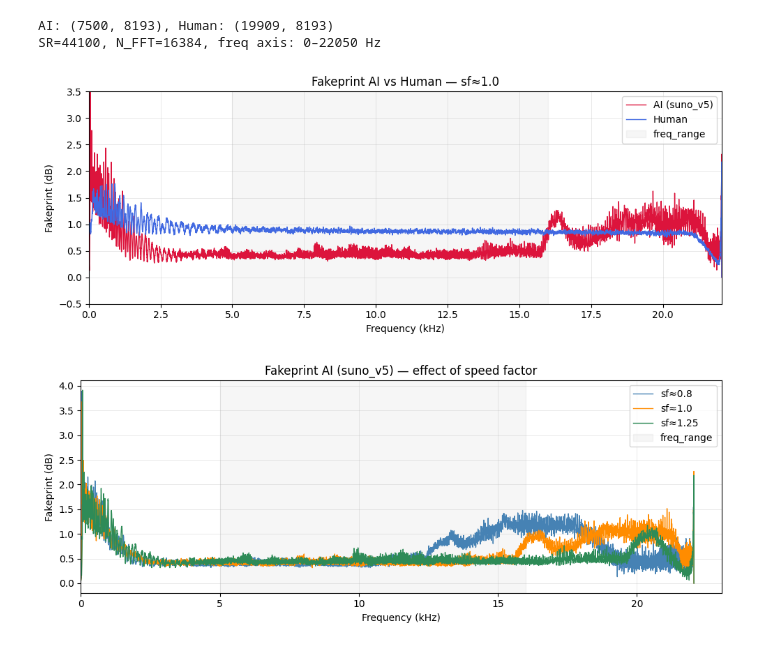
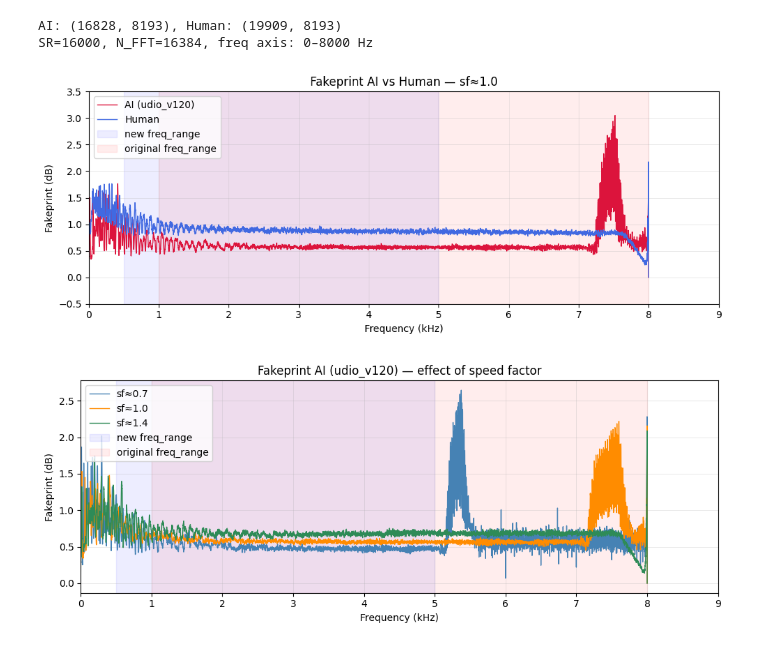
Before and after one commit to thomas0barand/robust-deepfake-detector, a Jupyter notebook: research/notebooks/visualize_fp.ipynb, the cells around one changed output. Saved outputs shown, nothing was run; the diff lists cells and outputs as text; code cells hidden in the pictures.

```diff
--- a/research/notebooks/visualize_fp.ipynb
+++ b/research/notebooks/visualize_fp.ipynb
@@ -4,7 +4,7 @@ import numpy as np
 import matplotlib.pyplot as plt
 
 DATA_ROOT = "../../data/sonics/attack/train"   # relatif au notebook
-AI_MODEL  = "suno_v5"
+AI_MODEL  = "udio_v120"
 
 # Charge tous les npz AI + human
 def load_npz_dir(path):
@@ -23,7 +23,7 @@ human_fp, human_sf = load_npz_dir(f"{DATA_ROOT}/human")
 # Load metadata from first file
 d0 = np.load(sorted(glob.glob(f"{DATA_ROOT}/{AI_MODEL}/*.npz"))[0])
 SR, N_FFT = int(d0["sampling_rate"]), int(d0["n_fft"])
-FREQ_RANGE = [5000, 16000]
+FREQ_RANGE = [500, 5000]
 
 # Linear freq axis: 0 → SR/2 in N_FFT//2+1 bins
 freqs = np.linspace(0, SR / 2, N_FFT // 2 + 1)  # Hz
@@ -31,8 +31,8 @@ freqs = np.linspace(0, SR / 2, N_FFT // 2 + 1)  # Hz
 print(f"AI: {ai_fp.shape}, Human: {human_fp.shape}")
 print(f"SR={SR}, N_FFT={N_FFT}, freq axis: {freqs[0]:.0f}–{freqs[-1]:.0f} Hz")
 # %% [output]
-AI: (7500, 8193), Human: (19909, 8193)
-SR=44100, N_FFT=16384, freq axis: 0–22050 Hz
+AI: (16828, 8193), Human: (19909, 8193)
+SR=16000, N_FFT=16384, freq axis: 0–8000 Hz
 # %%
 def mean_fp_near_sf(fp, sf, target, tol=0.02):
     mask = np.abs(sf - target) < tol
@@ -44,32 +44,44 @@ for fps, sfs, label, c in [(ai_fp, ai_sf, f"AI ({AI_MODEL})", "crimson"), (human
     avg = mean_fp_near_sf(fps, sfs, target=1.0)
     ax.plot(freqs / 1000, avg, lw=1.0, label=label, color=c)
 
-ax.axvspan(FREQ_RANGE[0]/1000, FREQ_RANGE[1]/1000, alpha=0.07, color="gray", label="freq_range")
+
+ax.axvspan(FREQ_RANGE[0]/1000, FREQ_RANGE[1]/1000, alpha=0.07, color="blue", label="new freq_range")
+ax.axvspan(1, 8, alpha=0.07, color="red", label="original freq_range")
 ax.set_xlabel("Frequency (kHz)")
 ax.set_ylabel("Fakeprint (dB)")
-ax.set_xlim(0, SR / 2 / 1000)
+ax.set_xlim(0, SR / 2 / 1000 + 1)
 ax.set_ylim(-0.5, 3.5)
 ax.set_title("Fakeprint AI vs Human — sf≈1.0")
-ax.legend(); ax.grid(True, lw=0.4, alpha=0.5)
-plt.tight_layout(); plt.show()
+ax.legend()
+ax.grid(True, lw=0.4, alpha=0.5)
+plt.tight_layout()
+
+# Save *before* plt.show(), to prevent saving a blank figure
+plt.savefig(f"../../outputs/fakeprints/{AI_MODEL}.png", dpi=300)
+plt.show()
 # %% [output]
-[figure, old version]
+[figure, new version]
 # %%
-targets = [0.8, 1.0, 1.25]
+targets = [0.7, 1.0, 1.4]
 colors  = ["steelblue", "darkorange", "seagreen"]
 
 fig, ax = plt.subplots(figsize=(10, 4))
 
 for sf_t, c in zip(targets, colors):
     avg = mean_fp_near_sf(ai_fp, ai_sf, target=sf_t, tol=0.03)
     ax.plot(freqs / 1000, avg, lw=1.0, label=f"sf≈{sf_t}", color=c)
 
-ax.axvspan(FREQ_RANGE[0]/1000, FREQ_RANGE[1]/1000, alpha=0.07, color="gray", label="freq_range")
+# Show both the "new" and "original" freq ranges as in the earlier cell
+ax.axvspan(FREQ_RANGE[0]/1000, FREQ_RANGE[1]/1000, alpha=0.07, color="blue", label="new freq_range")
+ax.axvspan(1, 8, alpha=0.07, color="red", label="original freq_range")
 ax.set_xlabel("Frequency (kHz)")
 ax.set_ylabel("Fakeprint (dB)")
 ax.set_xlim(0, SR / 2 / 1000 + 1)
 ax.set_title(f"Fakeprint AI ({AI_MODEL}) — effect of speed factor")
-ax.legend(); ax.grid(True, lw=0.4, alpha=0.5)
-plt.tight_layout(); plt.show()
+ax.legend()
+ax.grid(True, lw=0.4, alpha=0.5)
+plt.tight_layout()
+plt.savefig(f"../../outputs/fakeprints/{AI_MODEL}_speed.png", dpi=300)
+plt.show()
 # %% [output]
-[figure, old version]
+[figure, new version]
```
Also changed, not shown: 9 other files.
